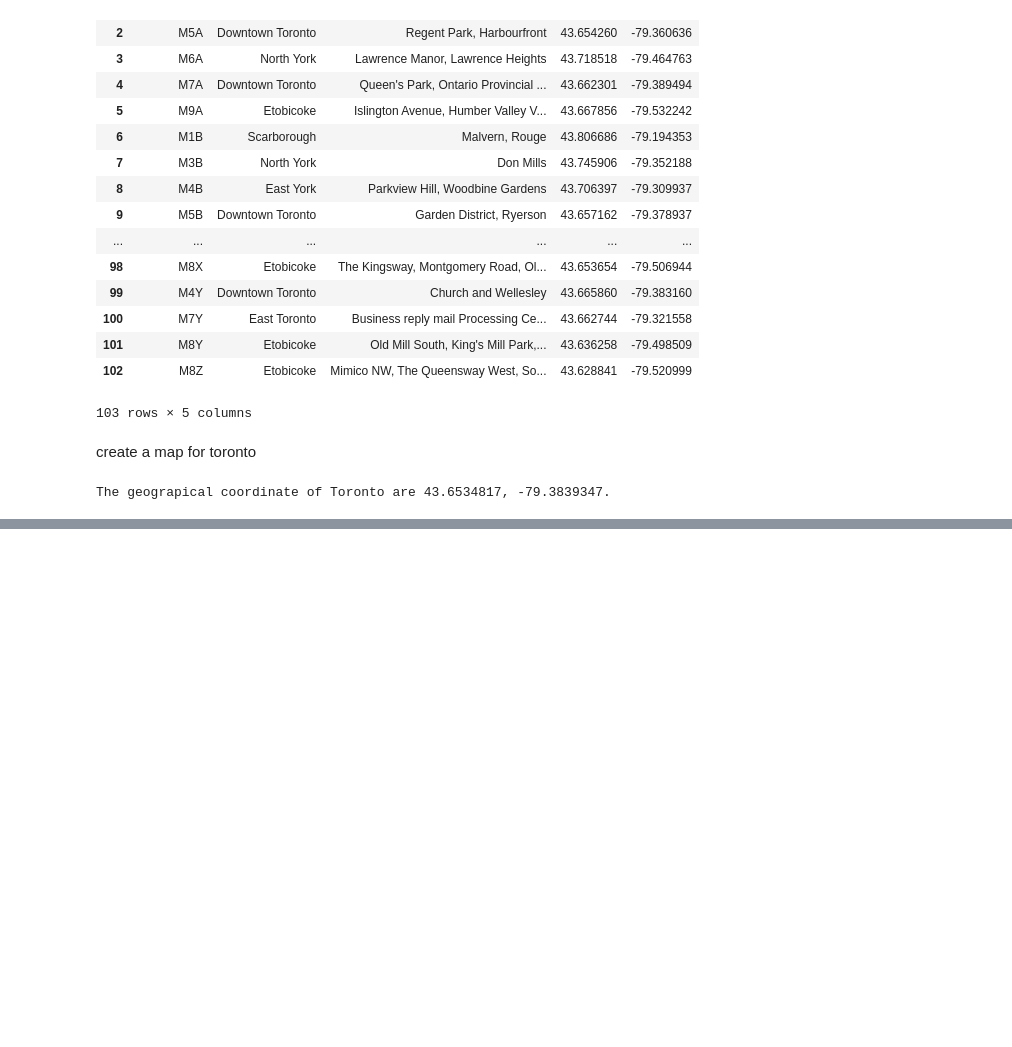
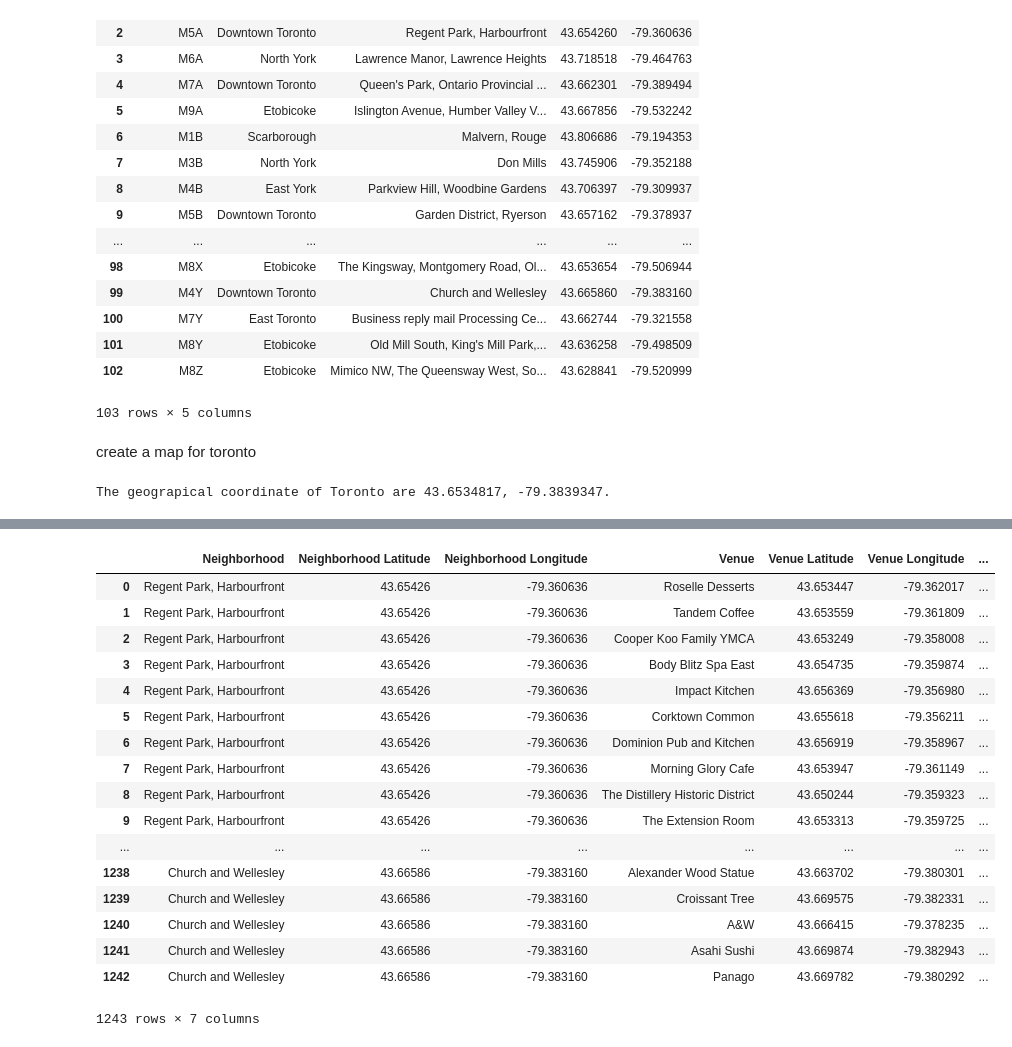
Before and after one commit to tgycmzwj/ibm_capstone, a Jupyter notebook: week3.ipynb, the cells around one changed output, grey strips where cells are left out. Cells and saved outputs as stored; diff of their text form; code cells hidden in the pictures; blank space fills up the shorter version.

```diff
--- a/week3.ipynb
+++ b/week3.ipynb
@@ -134,0 +252,21 @@ map_toronto
+# %%
+toronto_venues
+# %% [output]
+|  | Neighborhood | Neighborhood Latitude | Neighborhood Longitude | Venue | Venue Latitude | Venue Longitude | ... |
+| 0 | Regent Park, Harbourfront | 43.65426 | -79.360636 | Roselle Desserts | 43.653447 | -79.362017 | ... |
+| 1 | Regent Park, Harbourfront | 43.65426 | -79.360636 | Tandem Coffee | 43.653559 | -79.361809 | ... |
+| 2 | Regent Park, Harbourfront | 43.65426 | -79.360636 | Cooper Koo Family YMCA | 43.653249 | -79.358008 | ... |
+| 3 | Regent Park, Harbourfront | 43.65426 | -79.360636 | Body Blitz Spa East | 43.654735 | -79.359874 | ... |
+| 4 | Regent Park, Harbourfront | 43.65426 | -79.360636 | Impact Kitchen | 43.656369 | -79.356980 | ... |
+| 5 | Regent Park, Harbourfront | 43.65426 | -79.360636 | Corktown Common | 43.655618 | -79.356211 | ... |
+| 6 | Regent Park, Harbourfront | 43.65426 | -79.360636 | Dominion Pub and Kitchen | 43.656919 | -79.358967 | ... |
+| 7 | Regent Park, Harbourfront | 43.65426 | -79.360636 | Morning Glory Cafe | 43.653947 | -79.361149 | ... |
+| 8 | Regent Park, Harbourfront | 43.65426 | -79.360636 | The Distillery Historic District | 43.650244 | -79.359323 | ... |
+| 9 | Regent Park, Harbourfront | 43.65426 | -79.360636 | The Extension Room | 43.653313 | -79.359725 | ... |
+| ... | ... | ... | ... | ... | ... | ... | ... |
+| 1238 | Church and Wellesley | 43.66586 | -79.383160 | Alexander Wood Statue | 43.663702 | -79.380301 | ... |
+| 1239 | Church and Wellesley | 43.66586 | -79.383160 | Croissant Tree | 43.669575 | -79.382331 | ... |
+| 1240 | Church and Wellesley | 43.66586 | -79.383160 | A&W | 43.666415 | -79.378235 | ... |
+| 1241 | Church and Wellesley | 43.66586 | -79.383160 | Asahi Sushi | 43.669874 | -79.382943 | ... |
+| 1242 | Church and Wellesley | 43.66586 | -79.383160 | Panago | 43.669782 | -79.380292 | ... |
+1243 rows × 7 columns
```
Also changed, not shown: parts of 20 cells of this notebook, 9 other files.
